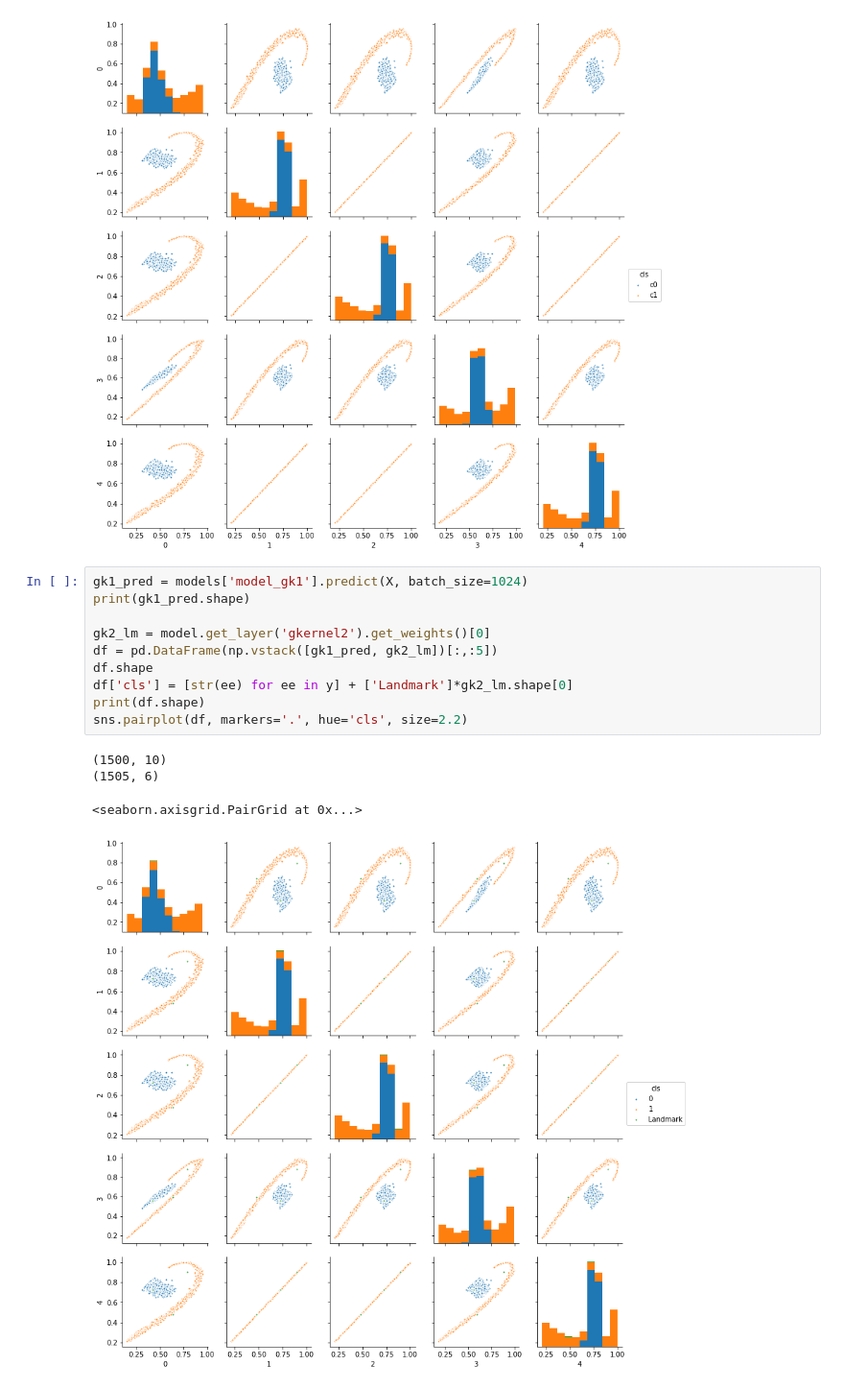
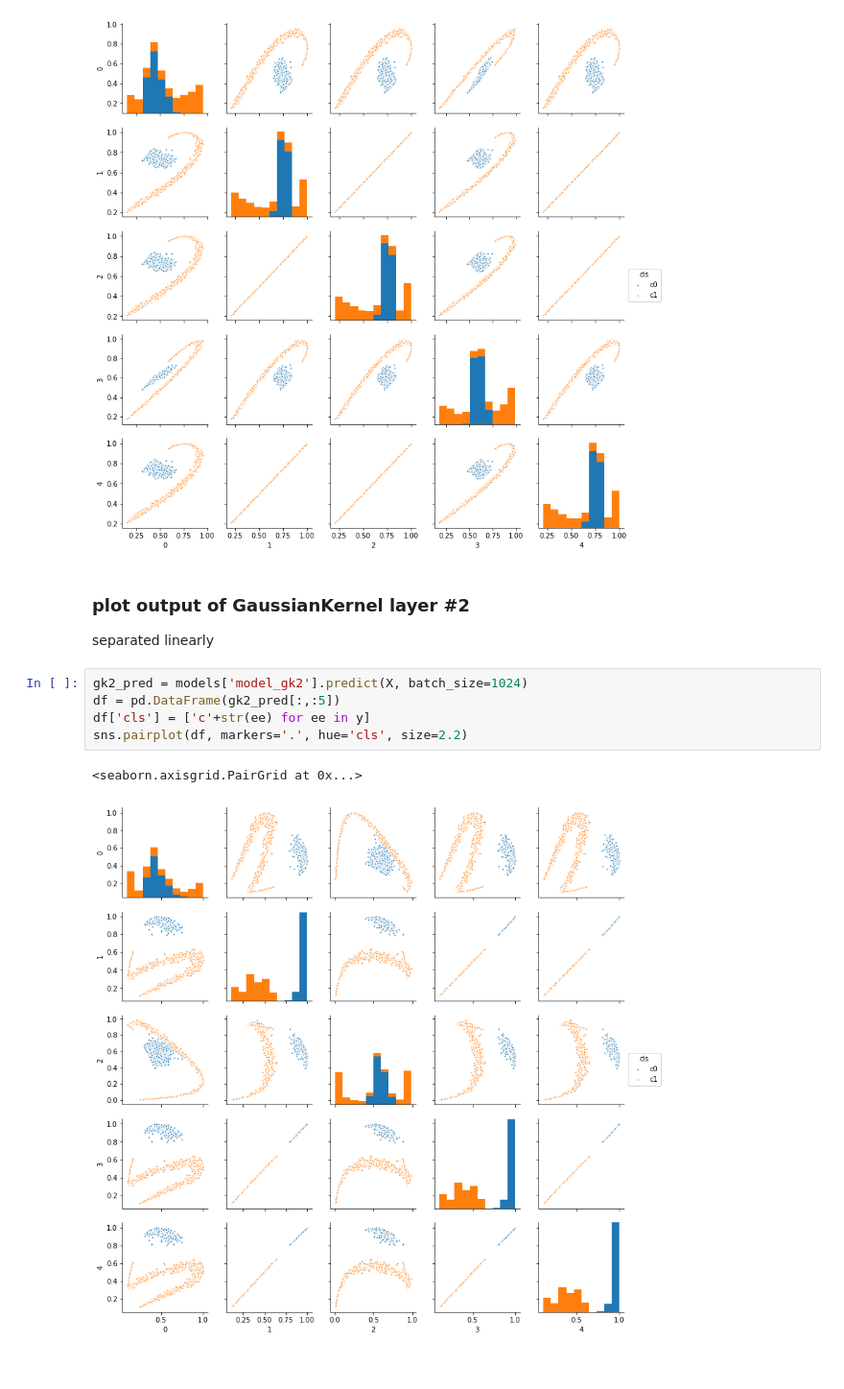
Before and after one commit to darecophoenixx/wordroid.sblo.jp, a Jupyter notebook: lib/keras_ex/GaussianKernel/demo/demo01.ipynb, the cells around one changed output. Shown at 96% size. Cells and saved outputs as stored; diff of their text form.

```diff
--- a/lib/keras_ex/GaussianKernel/demo/demo01.ipynb
+++ b/lib/keras_ex/GaussianKernel/demo/demo01.ipynb
@@ -179,18 +179,14 @@ sns.pairplot(df, markers='.', hue='cls', size=2.2)
 # %% [output]
 <seaborn.axisgrid.PairGrid at 0x...>
 [figure]
+# %% [markdown]
+### plot output of GaussianKernel layer #2
+separated linearly
 # %%
-gk1_pred = models['model_gk1'].predict(X, batch_size=1024)
-print(gk1_pred.shape)
-
-gk2_lm = model.get_layer('gkernel2').get_weights()[0]
-df = pd.DataFrame(np.vstack([gk1_pred, gk2_lm])[:,:5])
-df.shape
-df['cls'] = [str(ee) for ee in y] + ['Landmark']*gk2_lm.shape[0]
-print(df.shape)
+gk2_pred = models['model_gk2'].predict(X, batch_size=1024)
+df = pd.DataFrame(gk2_pred[:,:5])
+df['cls'] = ['c'+str(ee) for ee in y]
 sns.pairplot(df, markers='.', hue='cls', size=2.2)
 # %% [output]
-(1500, 10)
-(1505, 6)
+<seaborn.axisgrid.PairGrid at 0x...>
-<seaborn.axisgrid.PairGrid at 0x...>
-[figure, old version]
+[figure, new version]
```
Also changed, not shown: parts of 1 cell of this notebook.
